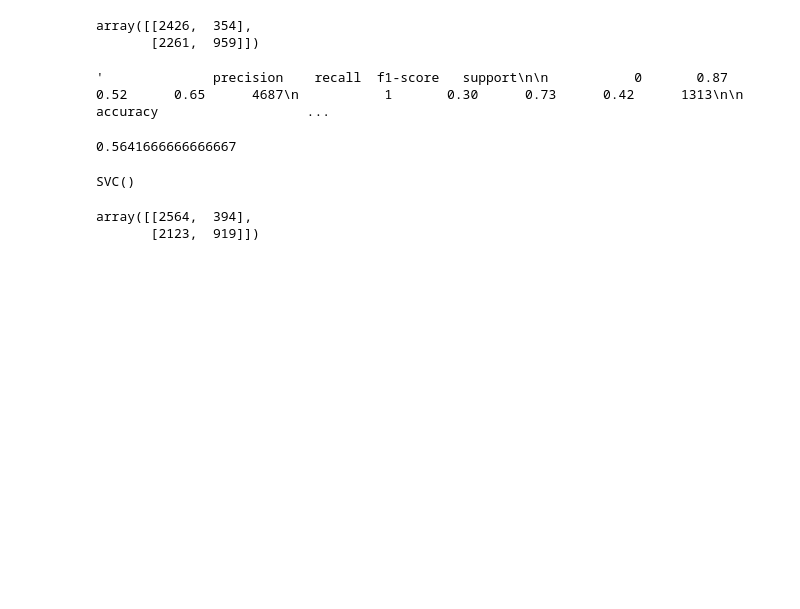
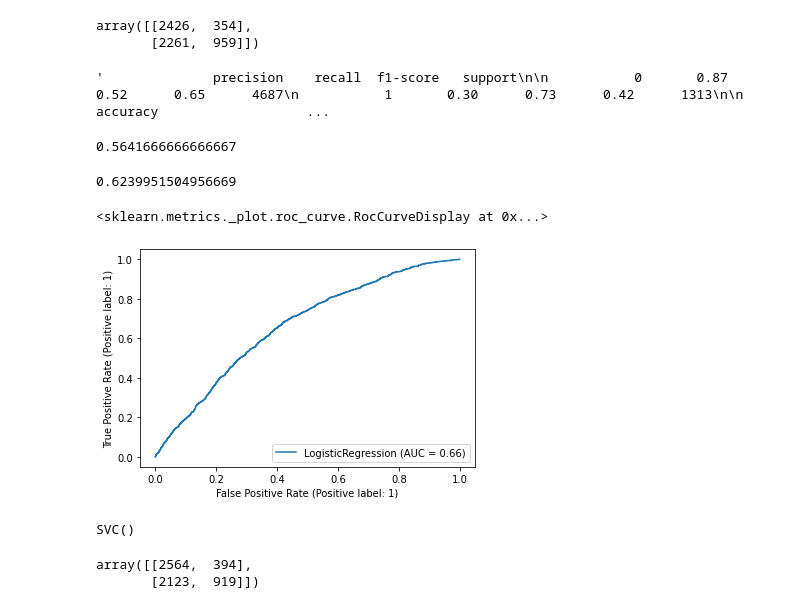
Before and after one commit to Aman7Rathore/Credit_card_default_predictio-, a Jupyter notebook: Copy_of_Credit_Card_Default_Prediction_Capstone_Project.ipynb, the cells around one changed output. Cells and saved outputs as stored; diff of their text form; code cells hidden in the pictures; blank space fills up the shorter version.

```diff
--- a/Copy_of_Credit_Card_Default_Prediction_Capstone_Project.ipynb
+++ b/Copy_of_Credit_Card_Default_Prediction_Capstone_Project.ipynb
@@ -277,6 +279,15 @@ classification_report(Y_test,y_pre)
 lr.score(X_test,Y_test)
 # %% [output]
 0.5641666666666667
+# %%
+roc_auc_score(Y_test,y_pre)
+# %% [output]
+0.6239951504956669
+# %%
+metrics.plot_roc_curve(lr,X_test,Y_test)
+# %% [output]
+<sklearn.metrics._plot.roc_curve.RocCurveDisplay at 0x...>
+[figure, added]
 # %%
 from sklearn.svm import SVC
 svc = SVC()
```
Also changed, not shown: parts of 8 cells of this notebook.
